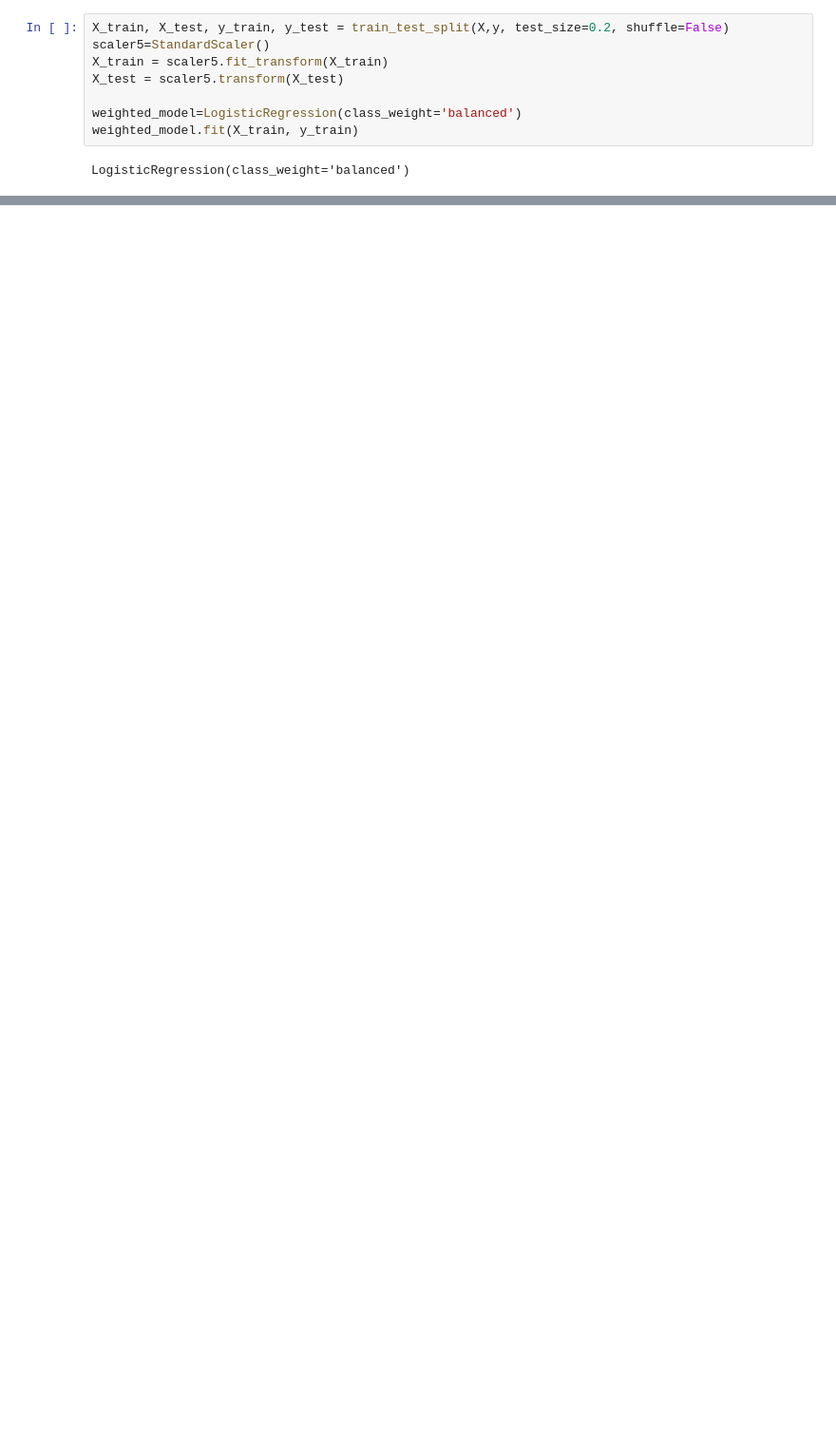
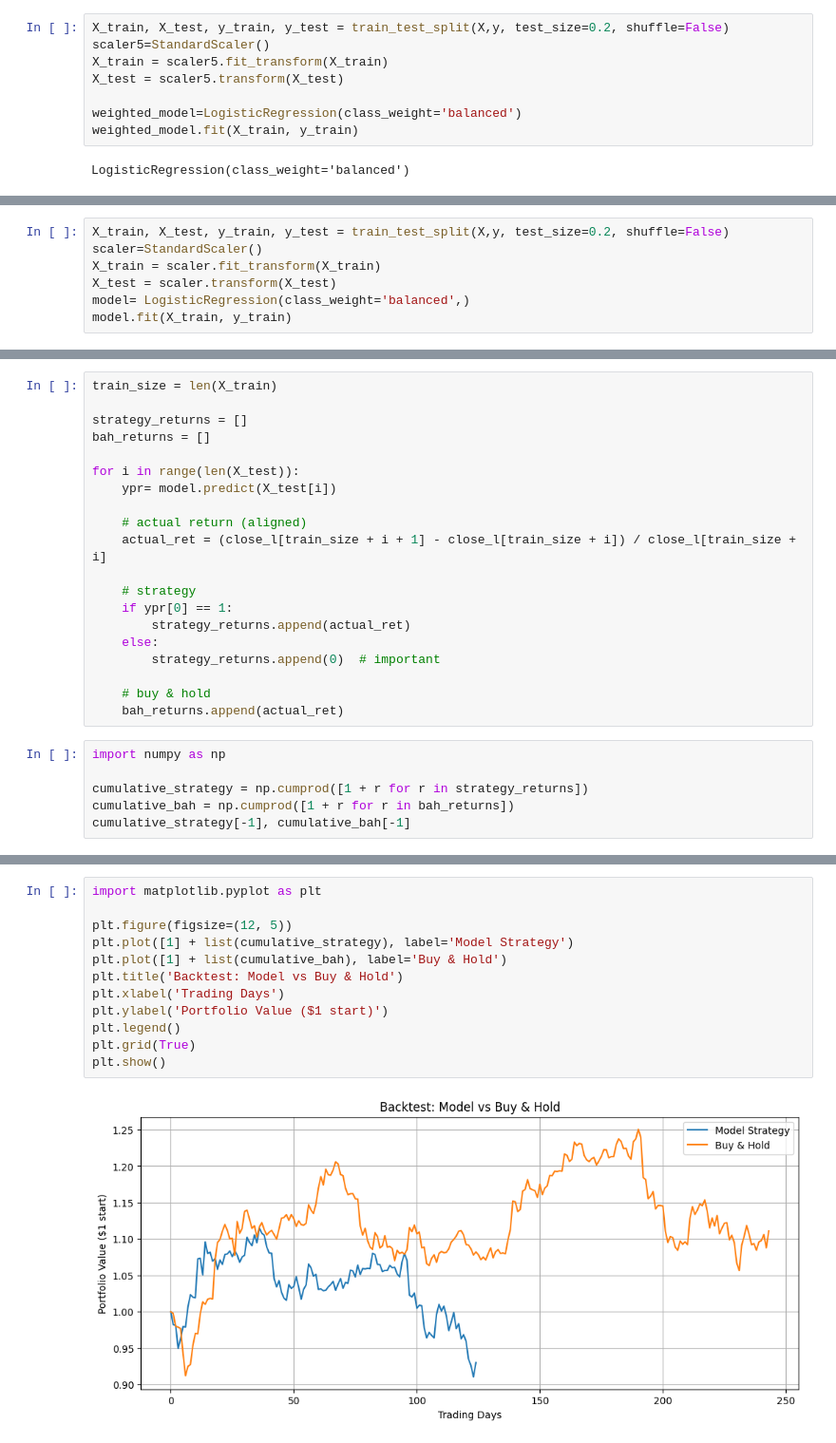
Before and after one commit to shaizaiqubal/stock-price-predictor, a Jupyter notebook: m2.ipynb, the cells around one changed output, grey strips where cells are left out. Shown at 95% size. Drawn from its saved outputs; the diff is of its cells as text; blank space fills up the shorter version.

Commit message:
added backtesting

```diff
--- a/m2.ipynb
+++ b/m2.ipynb
@@ -120,0 +170,7 @@ f
+# %%
+X_train, X_test, y_train, y_test = train_test_split(X,y, test_size=0.2, shuffle=False)
+scaler=StandardScaler()
+X_train = scaler.fit_transform(X_train)
+X_test = scaler.transform(X_test)
+model= LogisticRegression(class_weight='balanced',)
+model.fit(X_train, y_train)
@@ -120,0 +217,26 @@ f
+# %%
+train_size = len(X_train)
+
+strategy_returns = []
+bah_returns = []
+
+for i in range(len(X_test)):
+    ypr= model.predict(X_test[i])
+
+    # actual return (aligned)
+    actual_ret = (close_l[train_size + i + 1] - close_l[train_size + i]) / close_l[train_size + i]
+
+    # strategy
+    if ypr[0] == 1:
+        strategy_returns.append(actual_ret)
+    else:
+        strategy_returns.append(0)  # important
+
+    # buy & hold
+    bah_returns.append(actual_ret)
+# %%
+import numpy as np
+
+cumulative_strategy = np.cumprod([1 + r for r in strategy_returns])
+cumulative_bah = np.cumprod([1 + r for r in bah_returns])
+cumulative_strategy[-1], cumulative_bah[-1]
@@ -120,0 +245,14 @@ f
+# %%
+import matplotlib.pyplot as plt
+
+plt.figure(figsize=(12, 5))
+plt.plot([1] + list(cumulative_strategy), label='Model Strategy')
+plt.plot([1] + list(cumulative_bah), label='Buy & Hold')
+plt.title('Backtest: Model vs Buy & Hold')
+plt.xlabel('Trading Days')
+plt.ylabel('Portfolio Value ($1 start)')
+plt.legend()
+plt.grid(True)
+plt.show()
+# %% [output]
+[figure, added]
```
Also changed, not shown: parts of 26 cells of this notebook, 6 other files.
